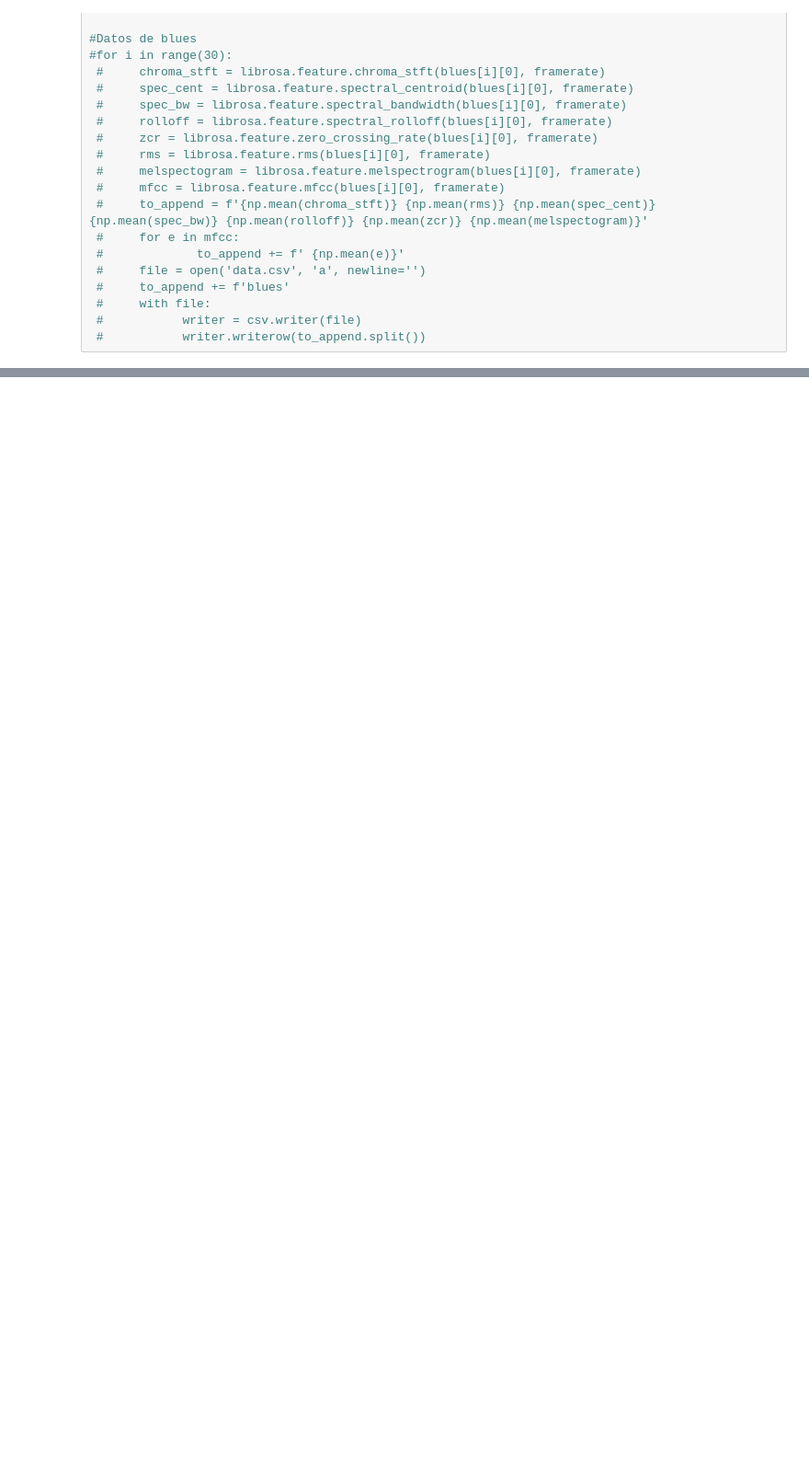
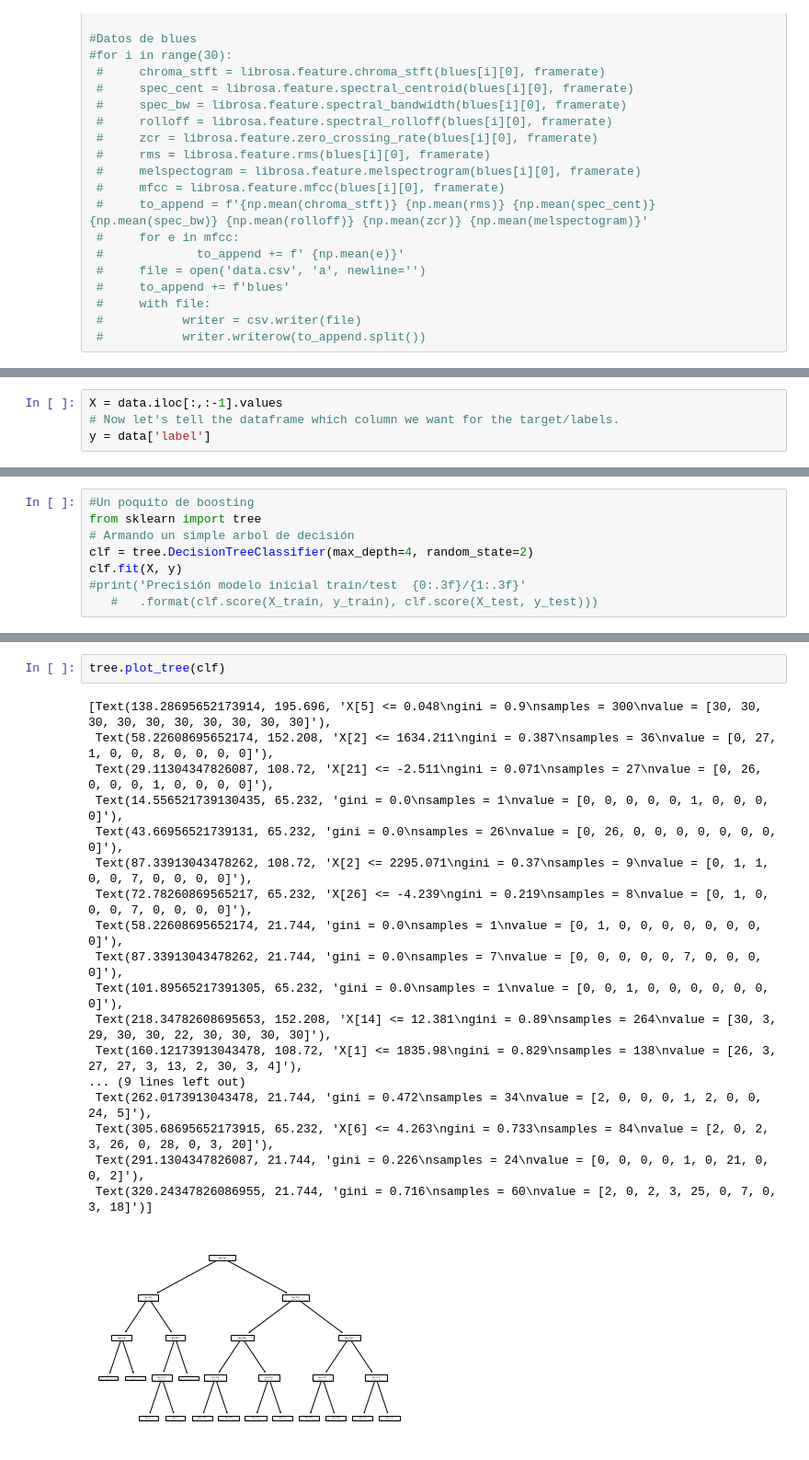
Before and after one commit to agustinLapi/MachineLearning, a Jupyter notebook: 3_MidtermProjects/ProjectGTZ/main.ipynb, the cells around one changed output, grey strips where cells are left out. Shown at 92% size. Saved outputs shown, nothing was run; the diff lists cells and outputs as text; blank space fills up the shorter version.

```diff
--- a/3_MidtermProjects/ProjectGTZ/main.ipynb
+++ b/3_MidtermProjects/ProjectGTZ/main.ipynb
@@ -222,0 +217,4 @@ display('data.csv')
+# %%
+X = data.iloc[:,:-1].values
+# Now let's tell the dataframe which column we want for the target/labels.
+y = data['label']
@@ -222,0 +300,8 @@ display('data.csv')
+# %%
+#Un poquito de boosting
+from sklearn import tree
+# Armando un simple arbol de decisión
+clf = tree.DecisionTreeClassifier(max_depth=4, random_state=2)
+clf.fit(X, y)
+#print('Precisión modelo inicial train/test  {0:.3f}/{1:.3f}'
+   #   .format(clf.score(X_train, y_train), clf.score(X_test, y_test)))
@@ -222,0 +315,21 @@ display('data.csv')
+# %%
+tree.plot_tree(clf)
+# %% [output]
+[Text(138.28695652173914, 195.696, 'X[5] <= 0.048\ngini = 0.9\nsamples = 300\nvalue = [30, 30, 30, 30, 30, 30, 30, 30, 30, 30]'),
+ Text(58.22608695652174, 152.208, 'X[2] <= 1634.211\ngini = 0.387\nsamples = 36\nvalue = [0, 27, 1, 0, 0, 8, 0, 0, 0, 0]'),
+ Text(29.11304347826087, 108.72, 'X[21] <= -2.511\ngini = 0.071\nsamples = 27\nvalue = [0, 26, 0, 0, 0, 1, 0, 0, 0, 0]'),
+ Text(14.556521739130435, 65.232, 'gini = 0.0\nsamples = 1\nvalue = [0, 0, 0, 0, 0, 1, 0, 0, 0, 0]'),
+ Text(43.66956521739131, 65.232, 'gini = 0.0\nsamples = 26\nvalue = [0, 26, 0, 0, 0, 0, 0, 0, 0, 0]'),
+ Text(87.33913043478262, 108.72, 'X[2] <= 2295.071\ngini = 0.37\nsamples = 9\nvalue = [0, 1, 1, 0, 0, 7, 0, 0, 0, 0]'),
+ Text(72.78260869565217, 65.232, 'X[26] <= -4.239\ngini = 0.219\nsamples = 8\nvalue = [0, 1, 0, 0, 0, 7, 0, 0, 0, 0]'),
+ Text(58.22608695652174, 21.744, 'gini = 0.0\nsamples = 1\nvalue = [0, 1, 0, 0, 0, 0, 0, 0, 0, 0]'),
+ Text(87.33913043478262, 21.744, 'gini = 0.0\nsamples = 7\nvalue = [0, 0, 0, 0, 0, 7, 0, 0, 0, 0]'),
+ Text(101.89565217391305, 65.232, 'gini = 0.0\nsamples = 1\nvalue = [0, 0, 1, 0, 0, 0, 0, 0, 0, 0]'),
+ Text(218.34782608695653, 152.208, 'X[14] <= 12.381\ngini = 0.89\nsamples = 264\nvalue = [30, 3, 29, 30, 30, 22, 30, 30, 30, 30]'),
+ Text(160.12173913043478, 108.72, 'X[1] <= 1835.98\ngini = 0.829\nsamples = 138\nvalue = [26, 3, 27, 27, 3, 13, 2, 30, 3, 4]'),
+... (9 lines left out)
+ Text(262.0173913043478, 21.744, 'gini = 0.472\nsamples = 34\nvalue = [2, 0, 0, 0, 1, 2, 0, 0, 24, 5]'),
+ Text(305.68695652173915, 65.232, 'X[6] <= 4.263\ngini = 0.733\nsamples = 84\nvalue = [2, 0, 2, 3, 26, 0, 28, 0, 3, 20]'),
+ Text(291.1304347826087, 21.744, 'gini = 0.226\nsamples = 24\nvalue = [0, 0, 0, 0, 1, 0, 21, 0, 0, 2]'),
+ Text(320.24347826086955, 21.744, 'gini = 0.716\nsamples = 60\nvalue = [2, 0, 2, 3, 25, 0, 7, 0, 3, 18]')]
+[figure, added]
```
Also changed, not shown: parts of 41 cells of this notebook.
